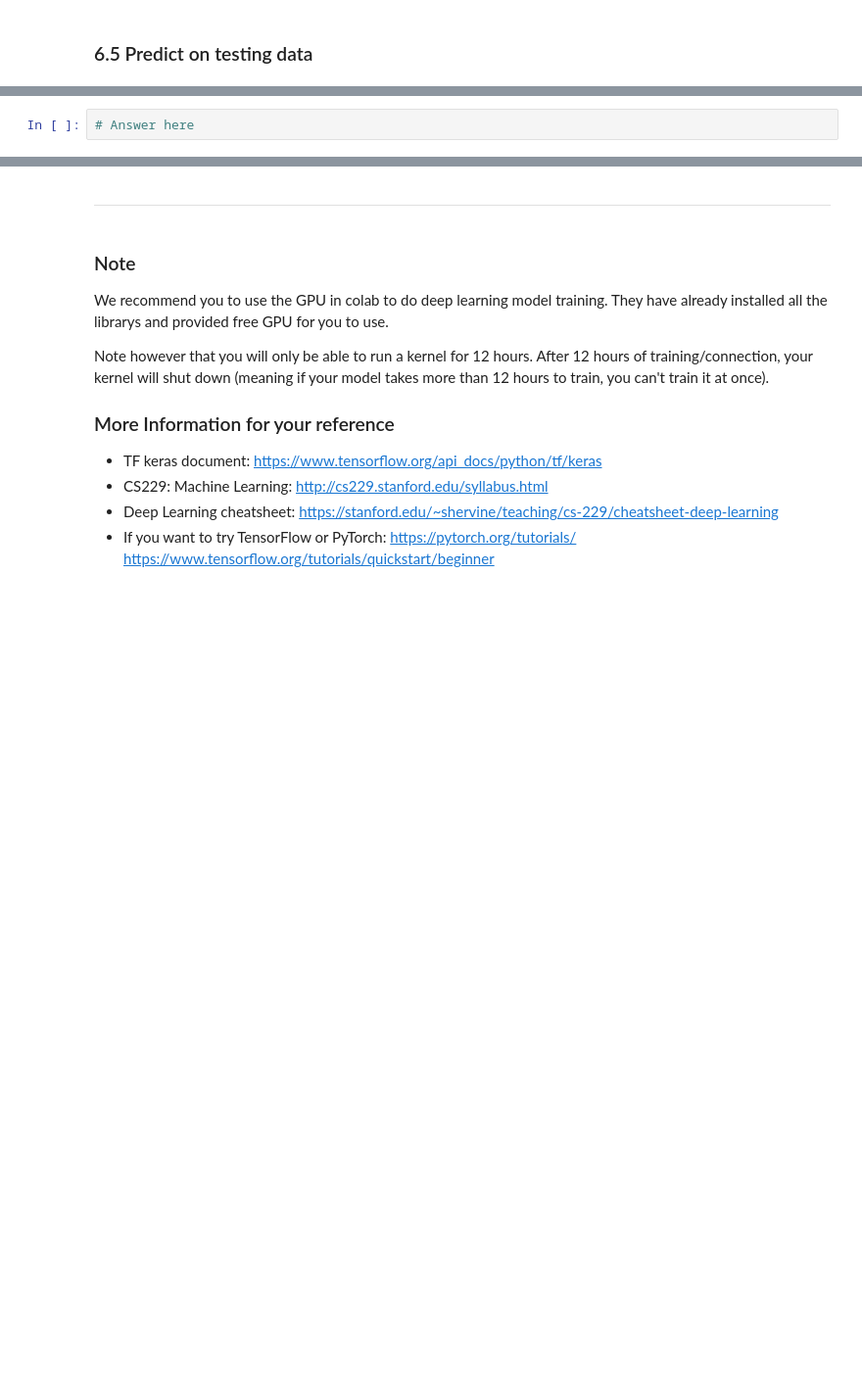
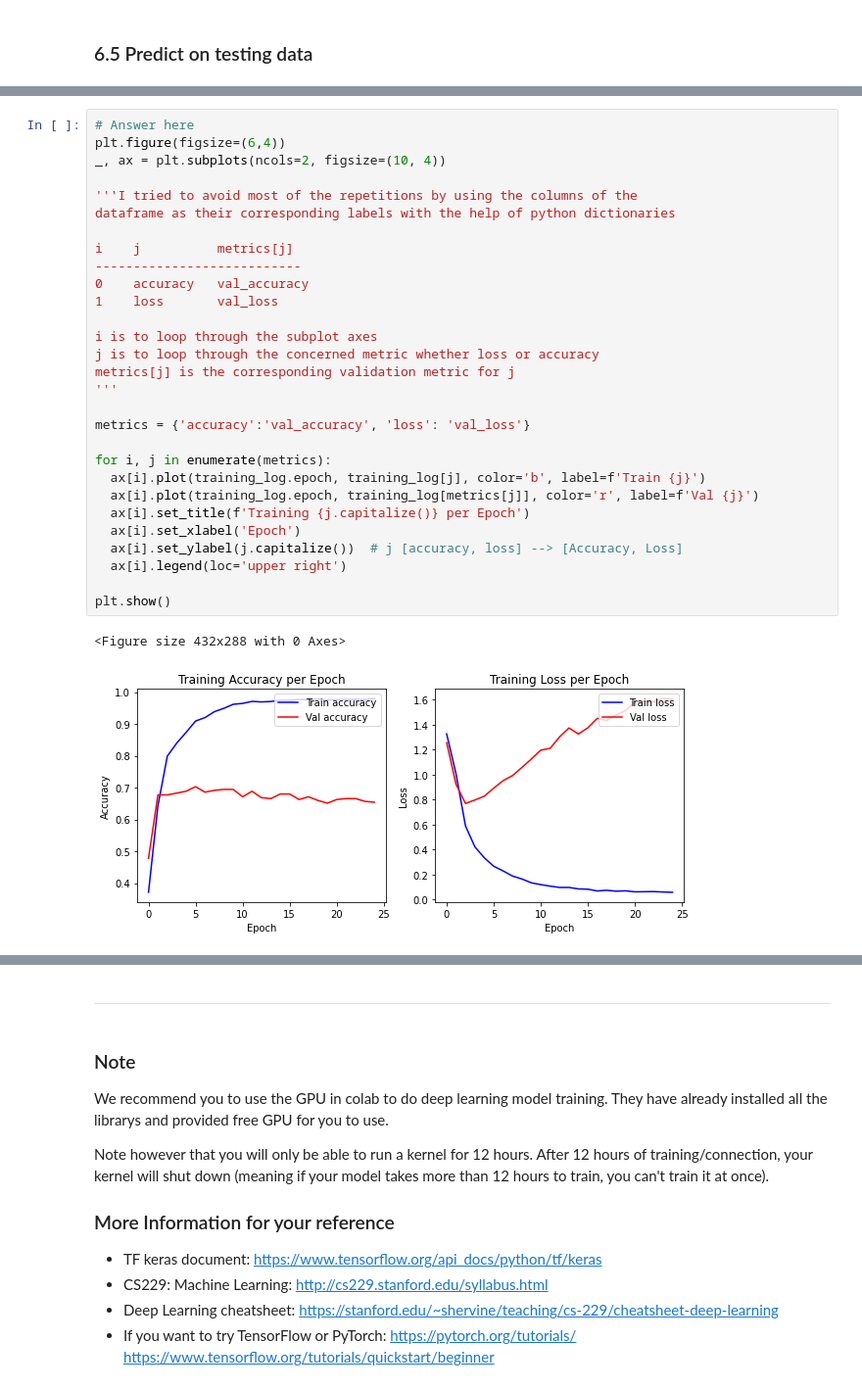
Before and after one commit to mequanent/Social-Networks, a Jupyter notebook: text_lab/Text_Classification_Lab.ipynb, the cells around one changed output, grey strips where cells are left out. Shown: that part at 98% size. Drawn from its saved outputs; the diff is of its cells as text; blank space fills up the shorter version.

```diff
--- a/text_lab/Text_Classification_Lab.ipynb
+++ b/text_lab/Text_Classification_Lab.ipynb
@@ -990,5 +1037,35 @@ Plot the Training and Validation Accuracy and Loss (different plots), just like
     <td><img src="https://drive.google.com/uc?id=1W0KWZWP6vNW5ogZpzdb0EWo_4pOsENjA" style="width: 300px;"/> </td>
     <td><img src="https://drive.google.com/uc?id=1VxoCrhIXOOlJhk6QmHLMQ5bUVEZ9NC1i" style="width: 300px;"/> </td>
 </tr></table>
-# %%
-# Answer here
+# %%
+# Answer here
+plt.figure(figsize=(6,4))
+_, ax = plt.subplots(ncols=2, figsize=(10, 4))
+
+'''I tried to avoid most of the repetitions by using the columns of the
+dataframe as their corresponding labels with the help of python dictionaries
+
+i    j          metrics[j]
+---------------------------
+0    accuracy   val_accuracy
+1    loss       val_loss
+
+i is to loop through the subplot axes
+j is to loop through the concerned metric whether loss or accuracy
+metrics[j] is the corresponding validation metric for j
+'''
+
+metrics = {'accuracy':'val_accuracy', 'loss': 'val_loss'}
+
+for i, j in enumerate(metrics):
+  ax[i].plot(training_log.epoch, training_log[j], color='b', label=f'Train {j}')
+  ax[i].plot(training_log.epoch, training_log[metrics[j]], color='r', label=f'Val {j}')
+  ax[i].set_title(f'Training {j.capitalize()} per Epoch')
+  ax[i].set_xlabel('Epoch')
+  ax[i].set_ylabel(j.capitalize())  # j [accuracy, loss] --> [Accuracy, Loss]
+  ax[i].legend(loc='upper right')
+
+plt.show()
+# %% [output]
+<Figure size 432x288 with 0 Axes>
+[figure, added]
```
Also changed, not shown: parts of 30 cells of this notebook.
